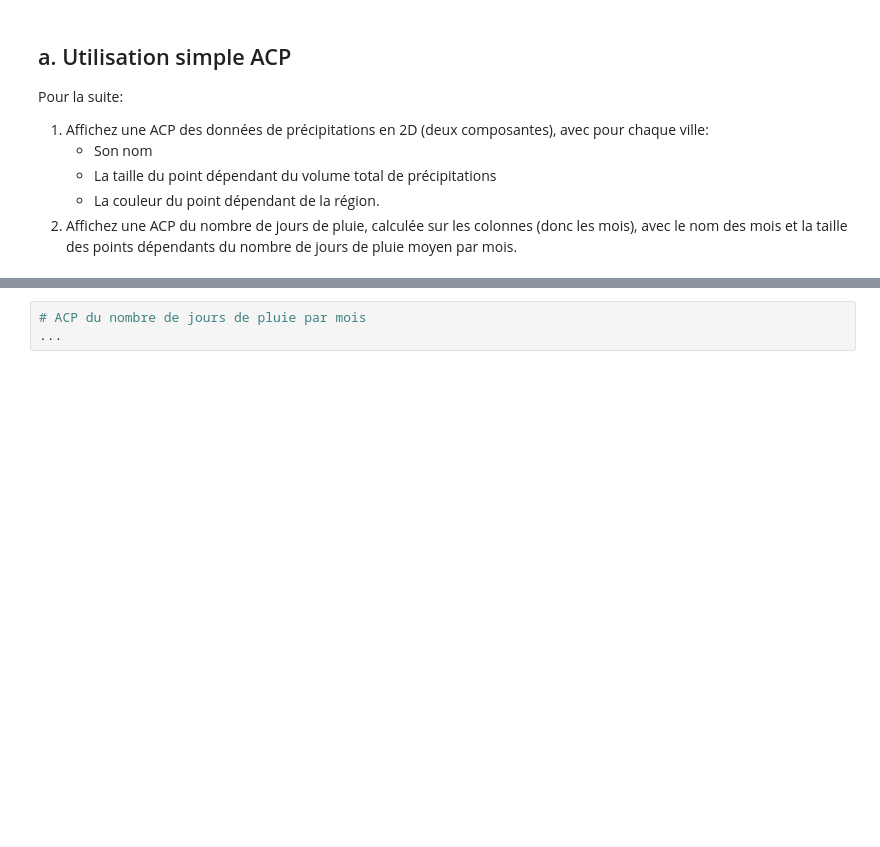
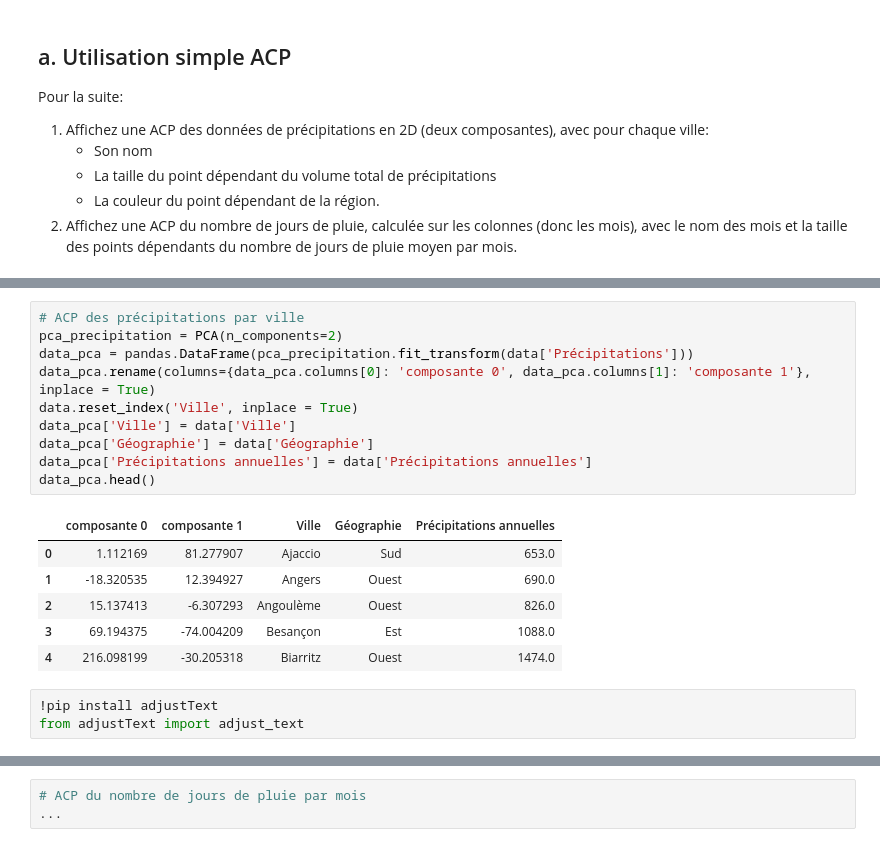
Before and after one commit to campusplage/compte-rendus-pellegrin-nagaratnam, a Jupyter notebook: TP2_sklearn.ipynb, the cells around one changed output, grey strips where cells are left out. Drawn from its saved outputs; the diff is of its cells as text; blank space fills up the shorter version.

```diff
--- a/TP2_sklearn.ipynb
+++ b/TP2_sklearn.ipynb
@@ -426,0 +466,20 @@ Pour la suite:
+# %%
+# ACP des précipitations par ville
+pca_precipitation = PCA(n_components=2)
+data_pca = pandas.DataFrame(pca_precipitation.fit_transform(data['Précipitations']))
+data_pca.rename(columns={data_pca.columns[0]: 'composante 0', data_pca.columns[1]: 'composante 1'}, inplace = True)
+data.reset_index('Ville', inplace = True)
+data_pca['Ville'] = data['Ville']
+data_pca['Géographie'] = data['Géographie']
+data_pca['Précipitations annuelles'] = data['Précipitations annuelles']
+data_pca.head()
+# %% [output]
+|  | composante 0 | composante 1 | Ville | Géographie | Précipitations annuelles |
+| 0 | 1.112169 | 81.277907 | Ajaccio | Sud | 653.0 |
+| 1 | -18.320535 | 12.394927 | Angers | Ouest | 690.0 |
+| 2 | 15.137413 | -6.307293 | Angoulème | Ouest | 826.0 |
+| 3 | 69.194375 | -74.004209 | Besançon | Est | 1088.0 |
+| 4 | 216.098199 | -30.205318 | Biarritz | Ouest | 1474.0 |
+# %%
+!pip install adjustText
+from adjustText import adjust_text
```
Also changed, not shown: parts of 7 cells of this notebook.
